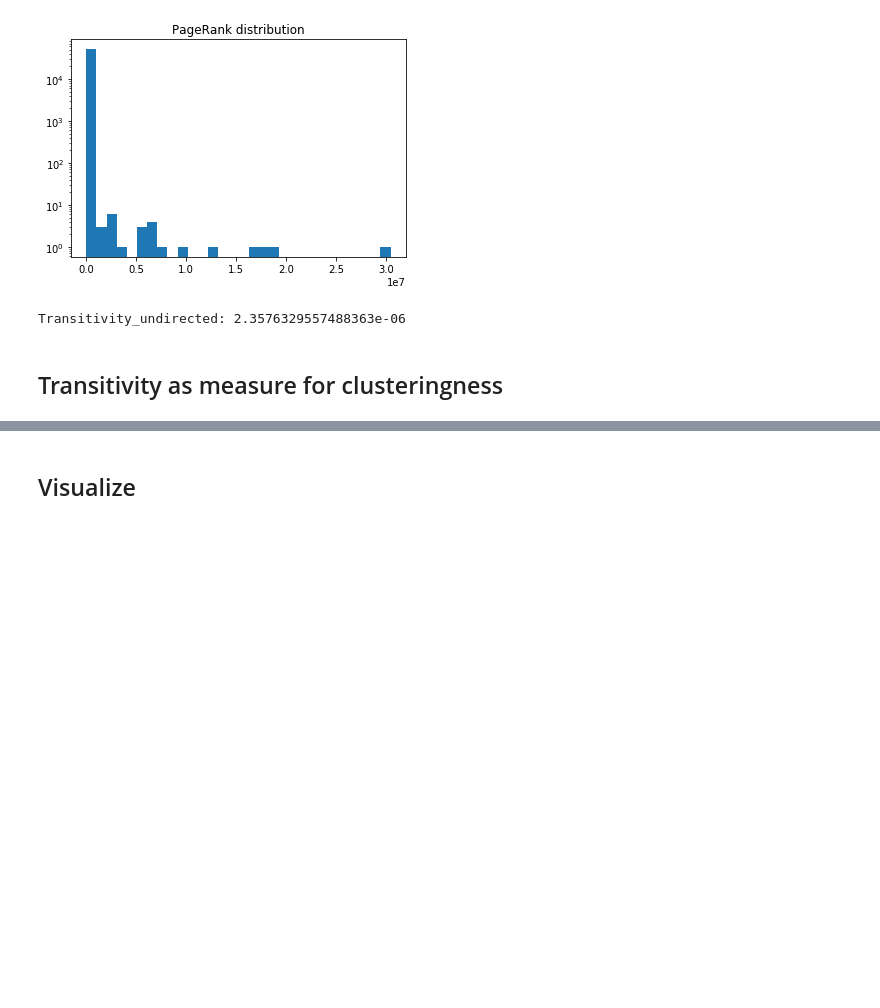
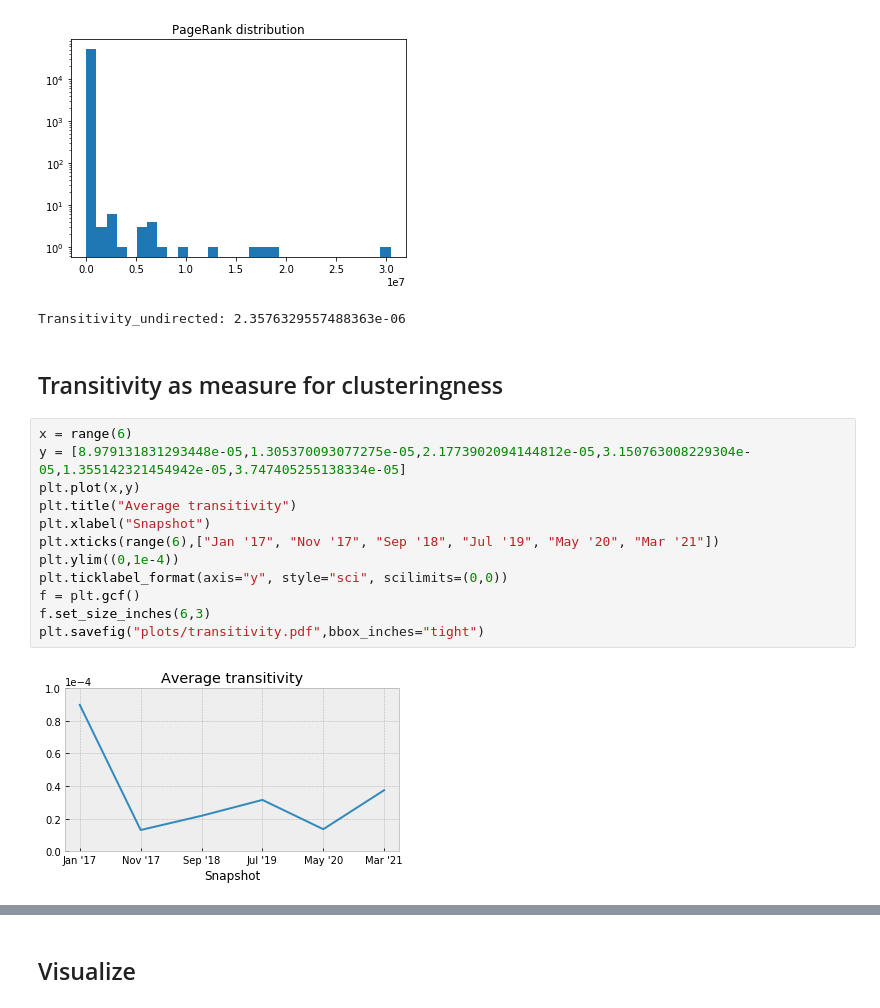
Before and after one commit to QuintenBruynseraede/ALSSN, a Jupyter notebook: code/load_graph.ipynb, the cells around one changed output, grey strips where cells are left out. Drawn from its saved outputs; the diff is of its cells as text; blank space fills up the shorter version.

```diff
--- a/code/load_graph.ipynb
+++ b/code/load_graph.ipynb
@@ -265,3 +342,17 @@ APL: 5.214216547223317
 Transitivity_undirected: 2.3576329557488363e-06
 # %% [markdown]
 ## Transitivity as measure for clusteringness
+# %%
+x = range(6)
+y = [8.979131831293448e-05,1.305370093077275e-05,2.1773902094144812e-05,3.150763008229304e-05,1.355142321454942e-05,3.747405255138334e-05]
+plt.plot(x,y)
+plt.title("Average transitivity")
+plt.xlabel("Snapshot")
+plt.xticks(range(6),["Jan '17", "Nov '17", "Sep '18", "Jul '19", "May '20", "Mar '21"])
+plt.ylim((0,1e-4))
+plt.ticklabel_format(axis="y", style="sci", scilimits=(0,0))
+f = plt.gcf()
+f.set_size_inches(6,3)
+plt.savefig("plots/transitivity.pdf",bbox_inches="tight")
+# %% [output]
+[figure, added]
```
Also changed, not shown: parts of 15 cells of this notebook, 1 other file.
